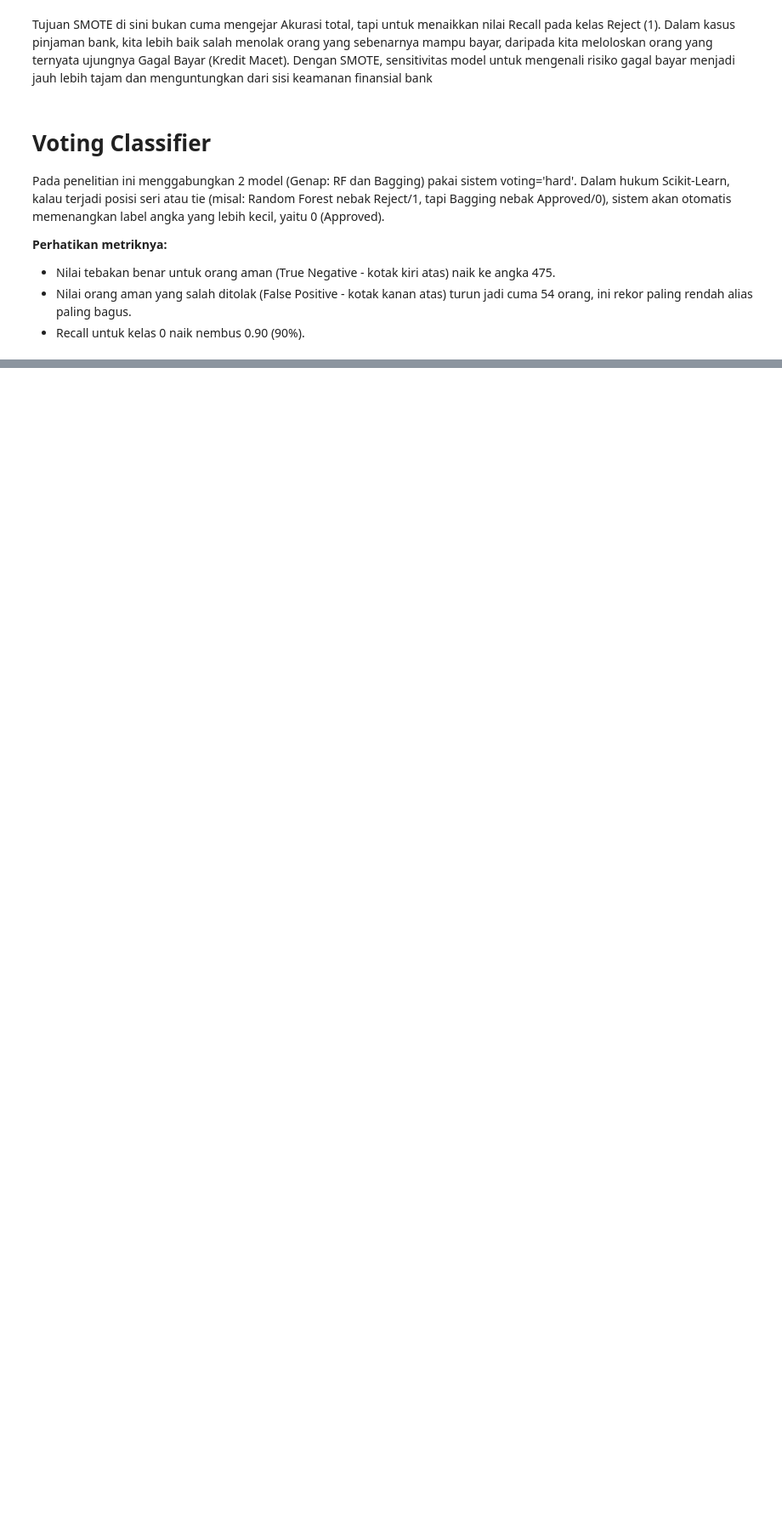
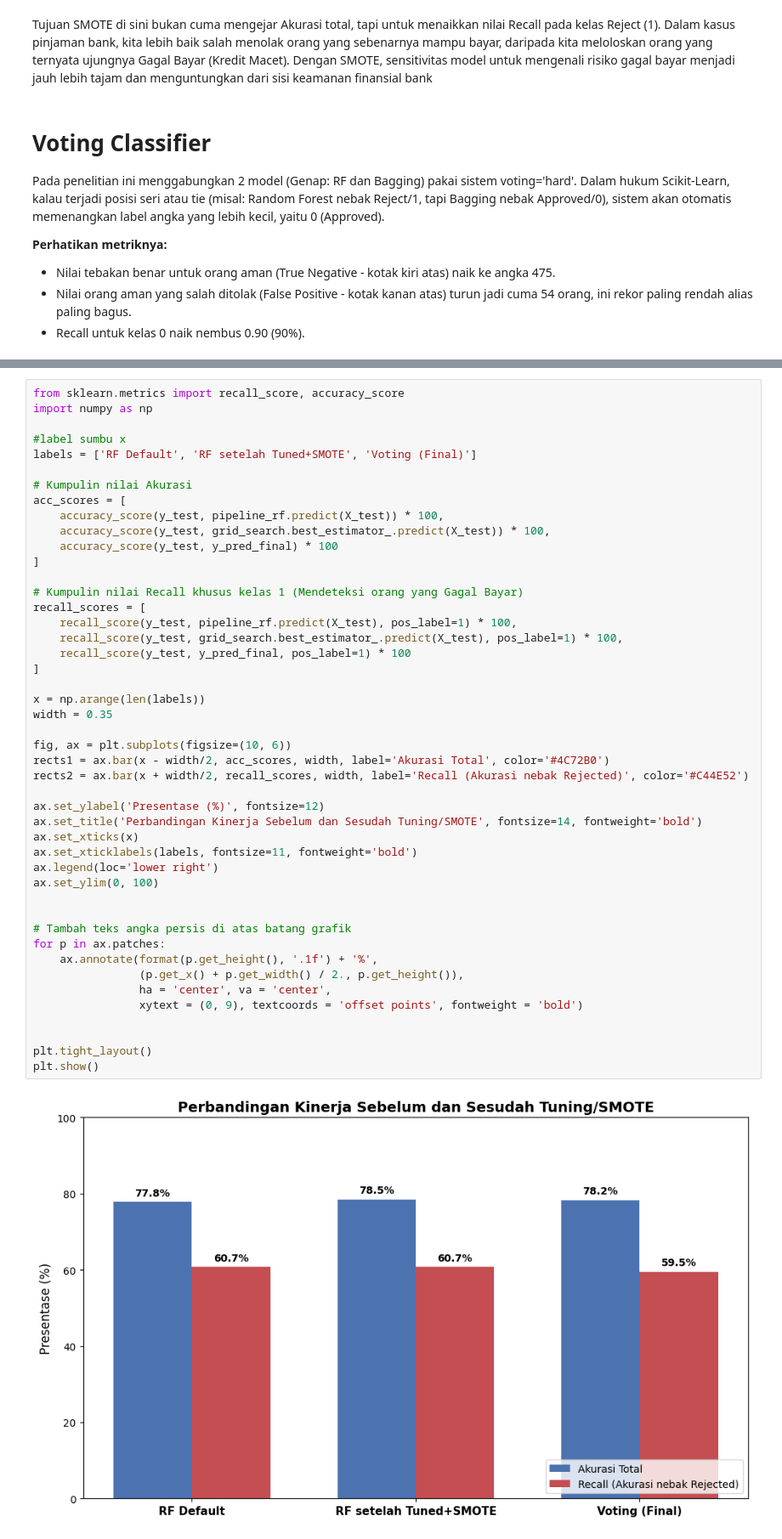
Before and after one commit to Luseat/KlasifikasiRnadomForest, a Jupyter notebook: pembuatan_model_random_forest_&_bagging.ipynb, the cells around one changed output, grey strips where cells are left out. Shown at 85% size. Cells and saved outputs as stored; diff of their text form; blank space fills up the shorter version.

```diff
--- a/pembuatan_model_random_forest_&_bagging.ipynb
+++ b/pembuatan_model_random_forest_&_bagging.ipynb
@@ -483,0 +519,48 @@ Pada penelitian ini menggabungkan 2 model (Genap: RF dan Bagging) pakai sistem v
+# %%
+from sklearn.metrics import recall_score, accuracy_score
+import numpy as np
+
+#label sumbu x
+labels = ['RF Default', 'RF setelah Tuned+SMOTE', 'Voting (Final)']
+
+# Kumpulin nilai Akurasi
+acc_scores = [
+    accuracy_score(y_test, pipeline_rf.predict(X_test)) * 100,
+    accuracy_score(y_test, grid_search.best_estimator_.predict(X_test)) * 100,
+    accuracy_score(y_test, y_pred_final) * 100
+]
+
+# Kumpulin nilai Recall khusus kelas 1 (Mendeteksi orang yang Gagal Bayar)
+recall_scores = [
+    recall_score(y_test, pipeline_rf.predict(X_test), pos_label=1) * 100,
+    recall_score(y_test, grid_search.best_estimator_.predict(X_test), pos_label=1) * 100,
+    recall_score(y_test, y_pred_final, pos_label=1) * 100
+]
+
+x = np.arange(len(labels))
+width = 0.35
+
+fig, ax = plt.subplots(figsize=(10, 6))
+rects1 = ax.bar(x - width/2, acc_scores, width, label='Akurasi Total', color='#4C72B0')
+rects2 = ax.bar(x + width/2, recall_scores, width, label='Recall (Akurasi nebak Rejected)', color='#C44E52')
+
+ax.set_ylabel('Presentase (%)', fontsize=12)
+ax.set_title('Perbandingan Kinerja Sebelum dan Sesudah Tuning/SMOTE', fontsize=14, fontweight='bold')
+ax.set_xticks(x)
+ax.set_xticklabels(labels, fontsize=11, fontweight='bold')
+ax.legend(loc='lower right')
+ax.set_ylim(0, 100)
+
+
+# Tambah teks angka persis di atas batang grafik
+for p in ax.patches:
+    ax.annotate(format(p.get_height(), '.1f') + '%',
+                (p.get_x() + p.get_width() / 2., p.get_height()),
+                ha = 'center', va = 'center',
+                xytext = (0, 9), textcoords = 'offset points', fontweight = 'bold')
+
+
+plt.tight_layout()
+plt.show()
+# %% [output]
+[figure, added]
```
Also changed, not shown: parts of 8 cells of this notebook.
